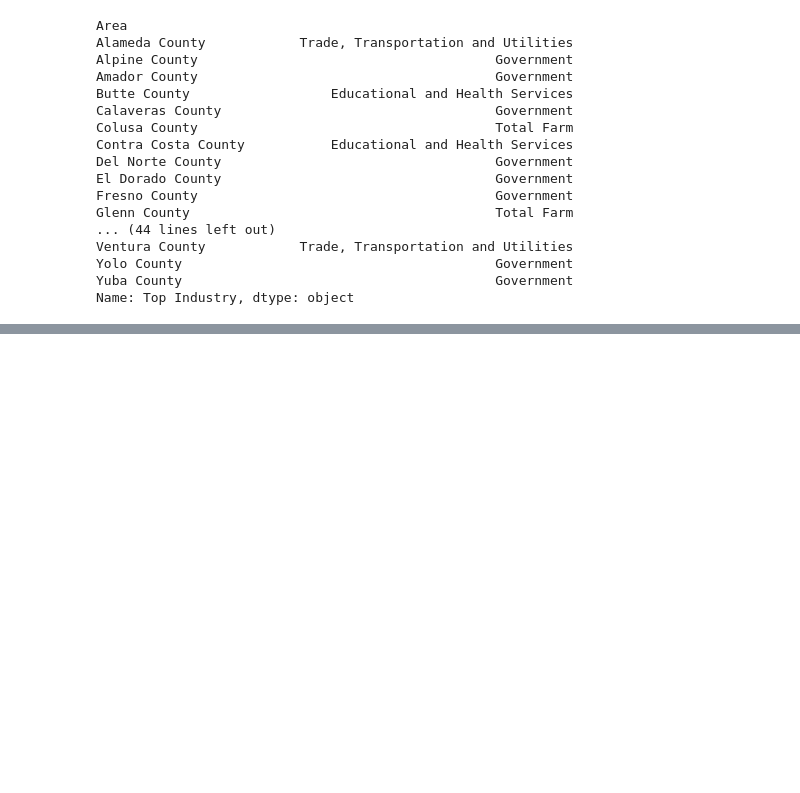
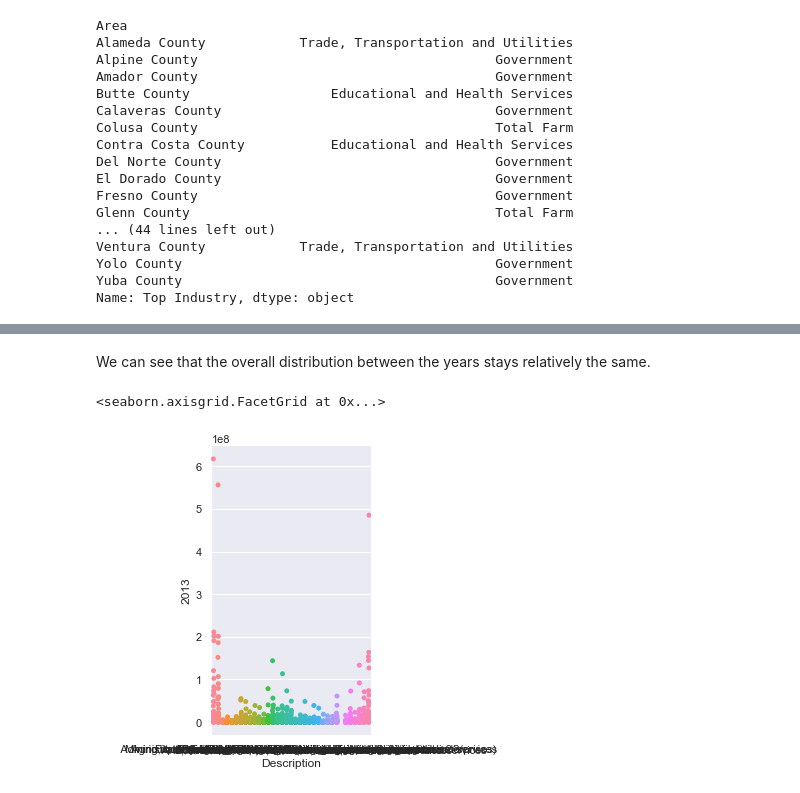
Before and after one commit to pkargupta/mobo102, a Jupyter notebook: Question 1 EDA.ipynb, the cells around one changed output, grey strips where cells are left out. Cells and saved outputs as stored; diff of their text form; code cells hidden in the pictures; blank space fills up the shorter version.

```diff
--- a/Question 1 EDA.ipynb
+++ b/Question 1 EDA.ipynb
@@ -191,0 +198,3 @@ Name: Top Industry, dtype: object
+# %%
+gdp = pd.read_csv("gdp.csv")
+gdp.head(5)
@@ -191,0 +210,7 @@ Name: Top Industry, dtype: object
+# %%
+gdp_clean = gdp.replace('(D)', np.nan)
+gdp_clean = gdp_clean.astype({'2010': float, '2011': float, '2012': float, '2013': float,
+                                   '2014': float, '2015': float, '2016': float, '2017': float,
+                                   '2018': float, '2019': float})
+gdp_clean = gdp_clean.T.fillna(gdp_clean.iloc[:, 4:].mean(axis=1, skipna=True)).T
+gdp_clean.head(5)
@@ -191,0 +224,3 @@ Name: Top Industry, dtype: object
+# %%
+gdp_a = gdp_clean.drop(columns=["GeoFips", "LineCode"])
+gdp_a.head(5)
@@ -191,0 +298,7 @@ Name: Top Industry, dtype: object
+# %% [markdown]
+We can see that the overall distribution between the years stays relatively the same.
+# %%
+sns.catplot(x="Description", y="2013", data=gdp_a)
+# %% [output]
+<seaborn.axisgrid.FacetGrid at 0x...>
+[figure, added]
```
Also changed, not shown: parts of 15 cells of this notebook, 1 other file.
